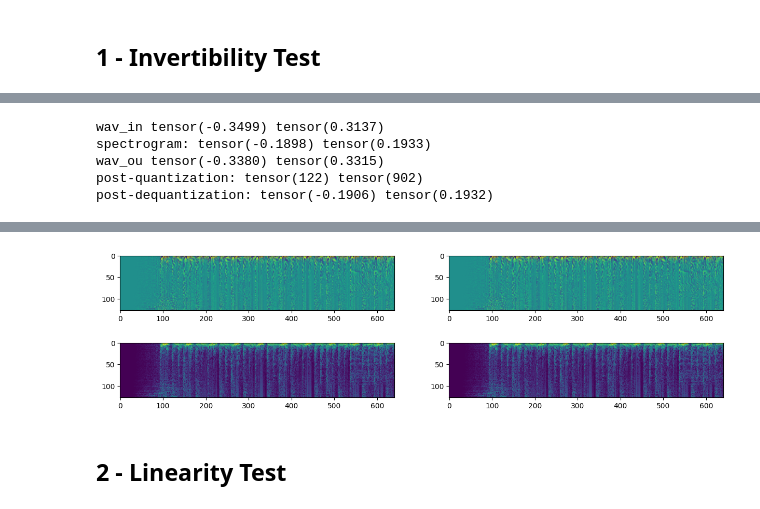
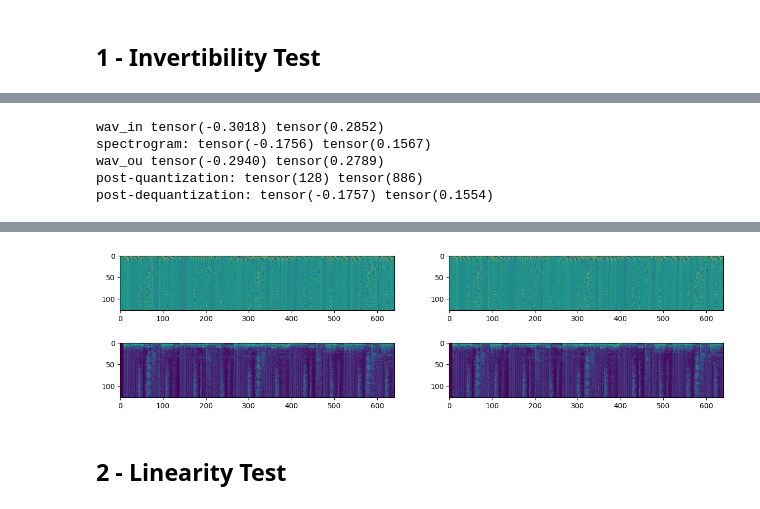
Before and after one commit to wkzng/iSincNet, a Jupyter notebook: demo.ipynb, the cells around one changed output, grey strips where cells are left out. Saved outputs shown, nothing was run; the diff lists cells and outputs as text; code cells hidden in the pictures.

```diff
--- a/demo.ipynb
+++ b/demo.ipynb
@@ -44,7 +44,7 @@ audio_pathes = {
     6:"audio/invertibility/16176213.mp3",
 }
 
-audio_path = audio_pathes[2]
+audio_path = audio_pathes[3]
 waveform = audio_loader.load_segment(audio_path, offset=0, duration=5, nchannels=1)
 loudness = audio_loader.measure_loudness(waveform)
 waveform = audio_loader.normalise_loudness(waveform, loudness, target_lufs=-23)
@@ -63,7 +63,7 @@ with torch.no_grad():
     # trnsform the waveform into tensor
     wav = torch.from_numpy(waveform).to(device).float()
     print("wav_in", wav.min(), wav.max())
-    scale = "mel"
+    scale = "lin"
 
     #encode and decode waveform
     s = sinc.encode(wav.unsqueeze(0), scale=scale)
@@ -86,40 +86,40 @@ with torch.no_grad():
 
 f, axes = plt.subplots(2, 2, figsize=(15, 4))
 y = s[0].detach().numpy()
 yr = sr[0].detach().numpy()
 
 axes[0,0].imshow(y)
 axes[1,0].imshow(np.abs(y))
 
 axes[0,1].imshow(yr)
 axes[1,1].imshow(np.abs(yr))
 
 # Create your Audio objects
 audio1 = ipd.Audio(reconstructed_wav, rate=SAMPLE_RATE, autoplay=False)
 audio2 = ipd.Audio(detokenized_wav, rate=SAMPLE_RATE, autoplay=False)
 # Embed them in HTML with flexbox for horizontal layout
 html_content = f"""
 <div style="display:flex; justify-content:space-around;">
     <div>
         <h3>Reconstructed waveform</h3>
         {audio1._repr_html_()}
     </div>
     <div>
-        <h3>Detokenized waveform</h3>
+        <h3>Dequantized waveform</h3>
         {audio2._repr_html_()}
     </div>
 </div>
 """
 # Display the HTML
 display(HTML(html_content))
 # %% [output]
-wav_in tensor(-0.3499) tensor(0.3137)
-spectrogram: tensor(-0.1898) tensor(0.1933)
-wav_ou tensor(-0.3380) tensor(0.3315)
-post-quantization: tensor(122) tensor(902)
-post-dequantization: tensor(-0.1906) tensor(0.1932)
+wav_in tensor(-0.3018) tensor(0.2852)
+spectrogram: tensor(-0.1756) tensor(0.1567)
+wav_ou tensor(-0.2940) tensor(0.2789)
+post-quantization: tensor(128) tensor(886)
+post-dequantization: tensor(-0.1757) tensor(0.1554)
 [interactive output not drawn]
-[figure, old version]
+[figure, new version]
 # %% [markdown]
 ## 2 - Linearity Test
 # %%
```
Also changed, not shown: parts of 1 cell of this notebook, 2 other files.
